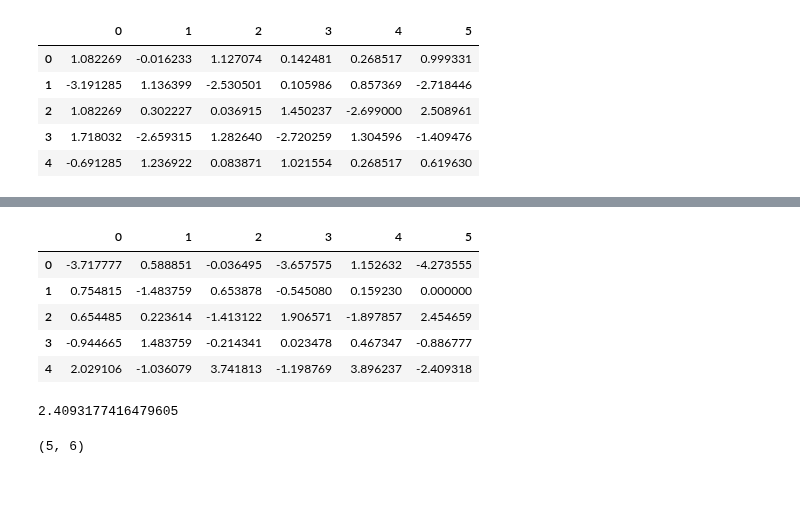
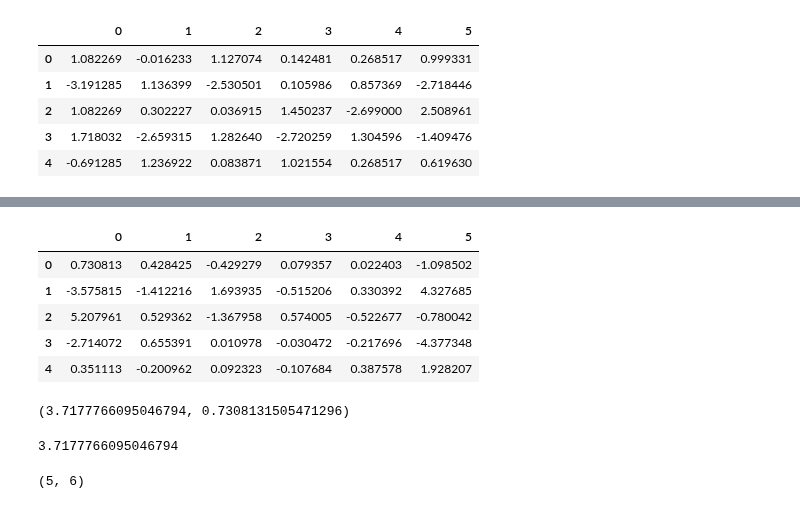
Before and after one commit to HausReport/MightyLogic, a Jupyter notebook: Notebooks/Turf_War_Demo.ipynb, the cells around one changed output, grey strips where cells are left out. Drawn from its saved outputs; the diff is of its cells as text; code cells hidden in the pictures.

```diff
--- a/Notebooks/Turf_War_Demo.ipynb
+++ b/Notebooks/Turf_War_Demo.ipynb
@@ -263,7 +259,7 @@ pd.DataFrame(scaled_staging-scaled_payout)
 | 3 | 1.718032 | -2.659315 | 1.282640 | -2.720259 | 1.304596 | -1.409476 |
 | 4 | -0.691285 | 1.236922 | 0.083871 | 1.021554 | 0.268517 | 0.619630 |
 # %%
-moves = scaled_staging-scaled_payout
+moves = -1.0 * (scaled_staging-scaled_payout)
 
 np.set_printoptions(edgeitems=10)
 np.core.arrayprint._line_width = 250
@@ -284,6 +280,7 @@ array([[ 1.08226936, -0.01623281,  1.12707442,  0.14248141,  0.26851741,
 # %%
-#flip = np.flip( moves, axis=1)
-flip = np.flip( moves, axis=1)
+flip = moves
+#flip = np.flip( moves, axis=0)
+flip = np.flip( flip, axis=1)
 fig = go.Figure(data=[go.Surface(z=flip)])
 
 fig.update_layout(title='Mt Bruno Elevation', autosize=False,
@@ -296,34 +293,41 @@ fig.show()
 # %%
 from sklearn import preprocessing
 
-u,v= np.gradient(np.array(flip))
+# row, then col or x, then y
+v,u = np.gradient(np.array(flip))
 fig1 = get_heatmap(u,"x-component of gradient", round=False)
 fig2 = get_heatmap(v,"y-component of gradient", round=False)
 
 #fig = go.Figure()
 #fig.add_traces([fig1.data[0], fig2.data[0]])
 #fig.layout.update(fig1.layout)
 #fig.layout.update(fig2.layout)
 
 pd.DataFrame(u)
 #fig1.show()
 #fig2.show()
 # %% [output]
 |  | 0 | 1 | 2 | 3 | 4 | 5 |
-| 0 | -3.717777 | 0.588851 | -0.036495 | -3.657575 | 1.152632 | -4.273555 |
-| 1 | 0.754815 | -1.483759 | 0.653878 | -0.545080 | 0.159230 | 0.000000 |
-| 2 | 0.654485 | 0.223614 | -1.413122 | 1.906571 | -1.897857 | 2.454659 |
-| 3 | -0.944665 | 1.483759 | -0.214341 | 0.023478 | 0.467347 | -0.886777 |
-| 4 | 2.029106 | -1.036079 | 3.741813 | -1.198769 | 3.896237 | -2.409318 |
+| 0 | 0.730813 | 0.428425 | -0.429279 | 0.079357 | 0.022403 | -1.098502 |
+| 1 | -3.575815 | -1.412216 | 1.693935 | -0.515206 | 0.330392 | 4.327685 |
+| 2 | 5.207961 | 0.529362 | -1.367958 | 0.574005 | -0.522677 | -0.780042 |
+| 3 | -2.714072 | 0.655391 | 0.010978 | -0.030472 | -0.217696 | -4.377348 |
+| 4 | 0.351113 | -0.200962 | 0.092323 | -0.107684 | 0.387578 | 1.928207 |
+# %%
+v[0][0], u[0][0]
+# %% [output]
+(3.7177766095046794, 0.7308131505471296)
 # %%
 from scipy.interpolate import interp2d
-move_fx = interp2d([0,1,2,3,4,5],[0,1,2,3,4], u)
-move_fy = interp2d([0,1,2,3,4,5],[0,1,2,3,4], v)
+
+# v is row, u is col
+move_fx = interp2d([0,1,2,3,4,5],[0,1,2,3,4], v)
+move_fy = interp2d([0,1,2,3,4,5],[0,1,2,3,4], u)
 
 move_fx(1.3,1.3)[0]
 move_fx(0,0)[0]
 # %% [output]
-2.4093177416479605
+3.7177766095046794
 # %%
 moves.shape
 # %% [output]
```
Also changed, not shown: parts of 4 cells of this notebook.
